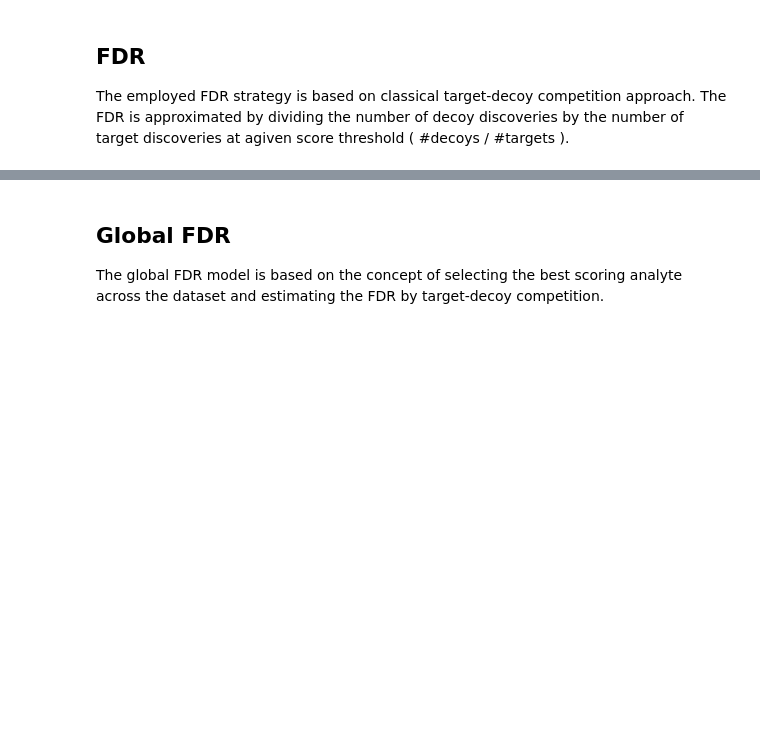
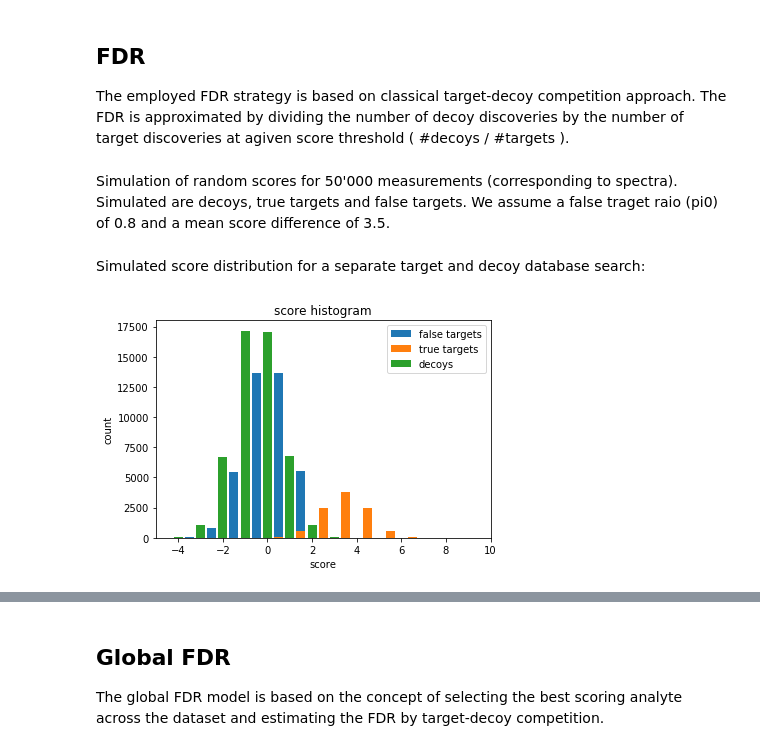
Before and after one commit to MannLabs/alphapept, a Jupyter notebook: 06_score.ipynb, the cells around one changed output, grey strips where cells are left out. Drawn from its saved outputs; the diff is of its cells as text; code cells hidden in the pictures; blank space fills up the shorter version.

Commit message:
DOCUMENT mini target-decoy score and FDR simulation

```diff
--- a/06_score.ipynb
+++ b/06_score.ipynb
@@ -152,0 +269,17 @@ def cut_fdr(df, fdr_level=0.01, plot=True, verbose=True):
+# %%
+#hide
+D, FT, TT = simulateTargetDecoyScores(n=50000, pi0=0.8, target_mu=3.5)
+Dc, FTc, TTc = score_TDcompetition(D, FT, TT)
+stats_competition = pd.DataFrame({
+    'TD':np.append(np.append(np.repeat('TT',len(TTc)),np.repeat('FT',len(FTc))),np.repeat('D',len(Dc))),
+    'decoy':np.append(np.repeat(False,len(TTc)+len(FTc)), np.repeat(True,len(Dc))),
+    'score':np.append(np.append(TTc,FTc),Dc)})
+# %% [markdown]
+Simulation of random scores for 50'000 measurements (corresponding to spectra). Simulated are decoys, true targets and false targets. We assume a false traget raio (pi0) of 0.8 and a mean score difference of 3.5.
+# %% [markdown]
+Simulated score distribution for a separate target and decoy database search:
+# %%
+#hide
+plot_score_hist(D, FT, TT)
+# %% [output]
+[figure, added]
```
Also changed, not shown: parts of 8 cells of this notebook, 1 other file.
